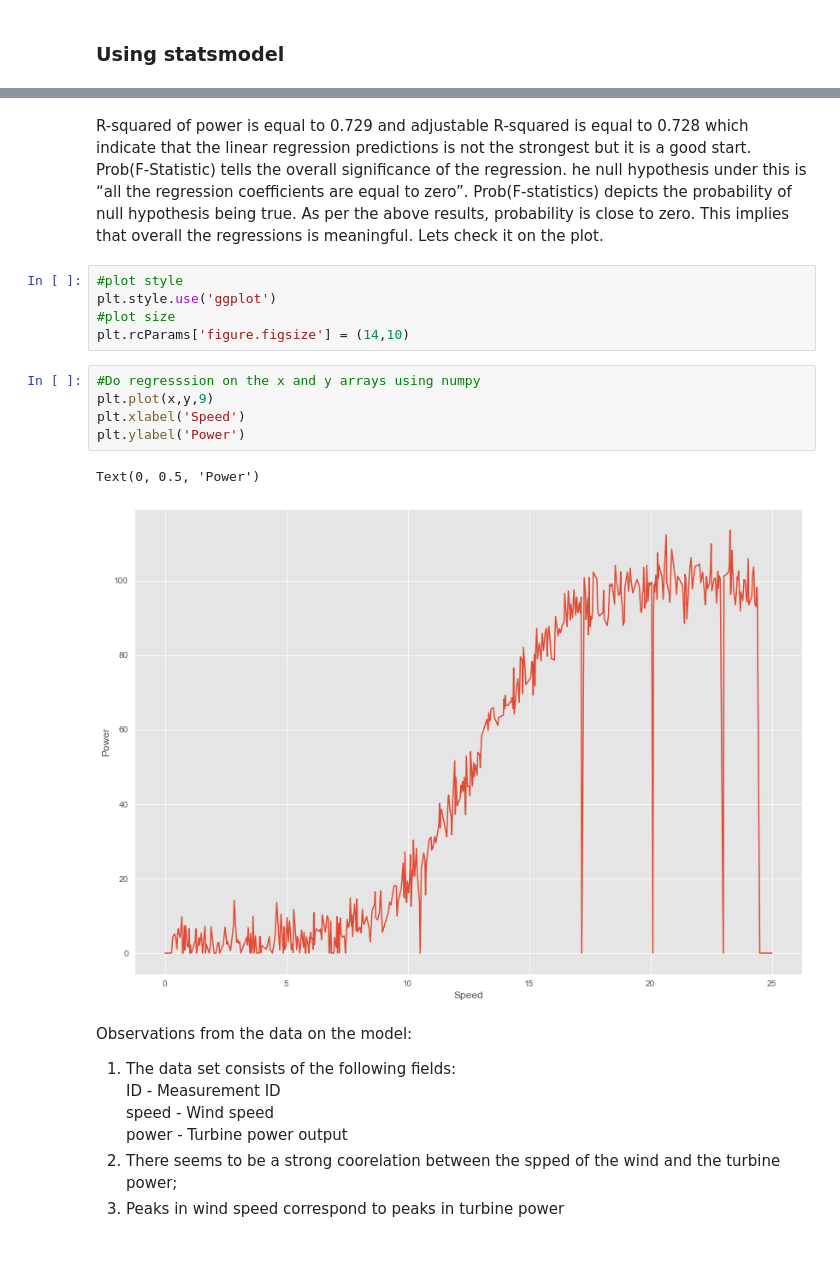
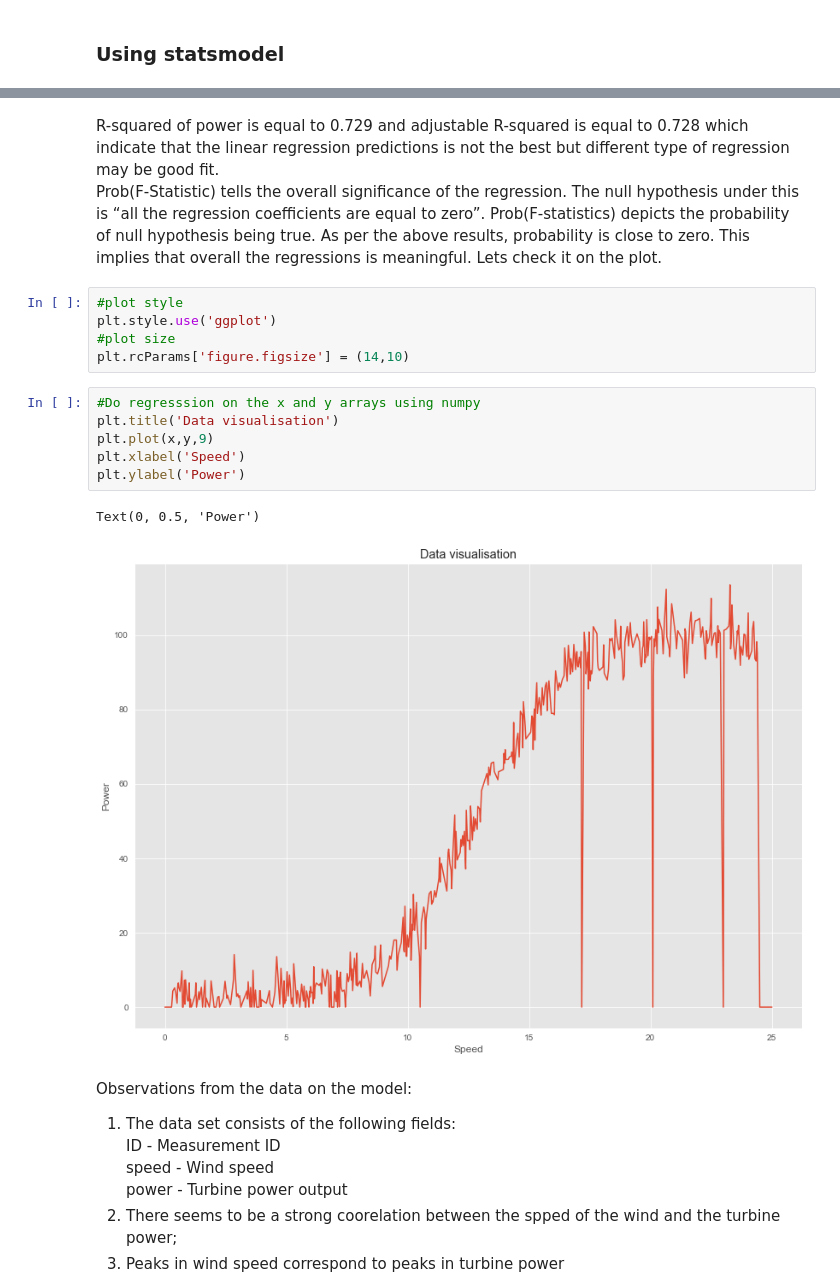
Before and after one commit to KatarzynaConnell/MachineLearn_Project2020, a Jupyter notebook: MachineLearn_Project2020.ipynb, the cells around one changed output, grey strips where cells are left out. Saved outputs shown, nothing was run; the diff lists cells and outputs as text; blank space fills up the shorter version.

```diff
--- a/MachineLearn_Project2020.ipynb
+++ b/MachineLearn_Project2020.ipynb
@@ -115,8 +105,8 @@ Covariance Type:            nonrobust
 Warnings:
 [1] Standard Errors assume that the covariance matrix of the errors is correctly specified.
 # %% [markdown]
-R-squared of power is equal to 0.729 and adjustable R-squared is equal to 0.728 which indicate that the linear regression predictions is not the strongest but it is a good start.
-Prob(F-Statistic) tells the overall significance of the regression. he null hypothesis under this is “all the regression coefficients are equal to zero”. Prob(F-statistics) depicts the probability of null hypothesis being true. As per the above results, probability is close to zero. This implies that overall the regressions is meaningful. Lets check it on the plot.
+R-squared of power is equal to 0.729 and adjustable R-squared is equal to 0.728 which indicate that the linear regression predictions is not the best but different type of regression may be good fit.
+Prob(F-Statistic) tells the overall significance of the regression. The null hypothesis under this is “all the regression coefficients are equal to zero”. Prob(F-statistics) depicts the probability of null hypothesis being true. As per the above results, probability is close to zero. This implies that overall the regressions is meaningful. Lets check it on the plot.
 # %%
 #plot style
 plt.style.use('ggplot')
@@ -124,12 +114,13 @@ plt.style.use('ggplot')
 plt.rcParams['figure.figsize'] = (14,10)
 # %%
 #Do regresssion on the x and y arrays using numpy
+plt.title('Data visualisation')
 plt.plot(x,y,9)
 plt.xlabel('Speed')
 plt.ylabel('Power')
 # %% [output]
 Text(0, 0.5, 'Power')
-[figure, old version]
+[figure, new version]
 # %% [markdown]
 Observations from the data on the model:<br>
 1. The data set consists of the following fields:<br>
```
Also changed, not shown: parts of 35 cells of this notebook, 2 other files.
